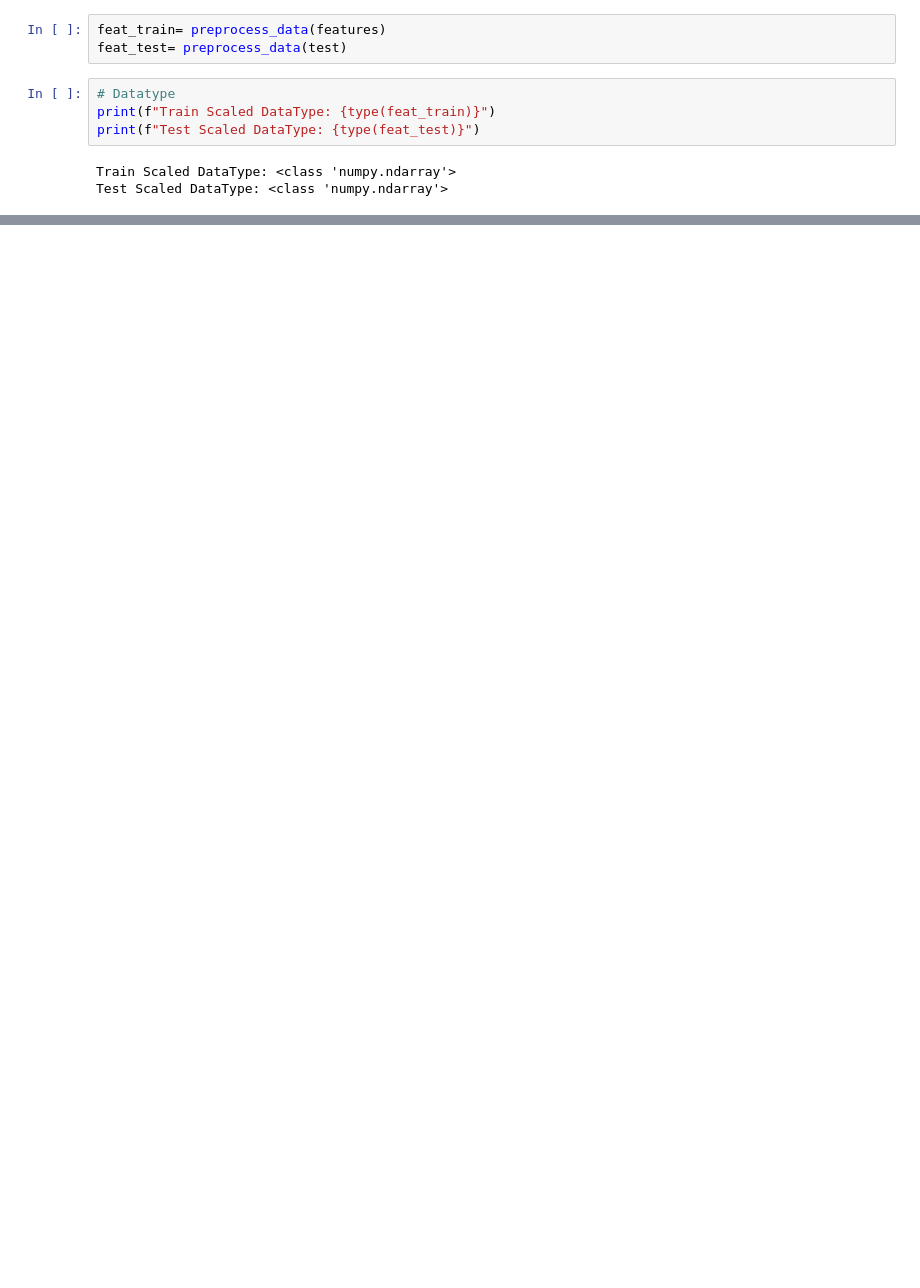
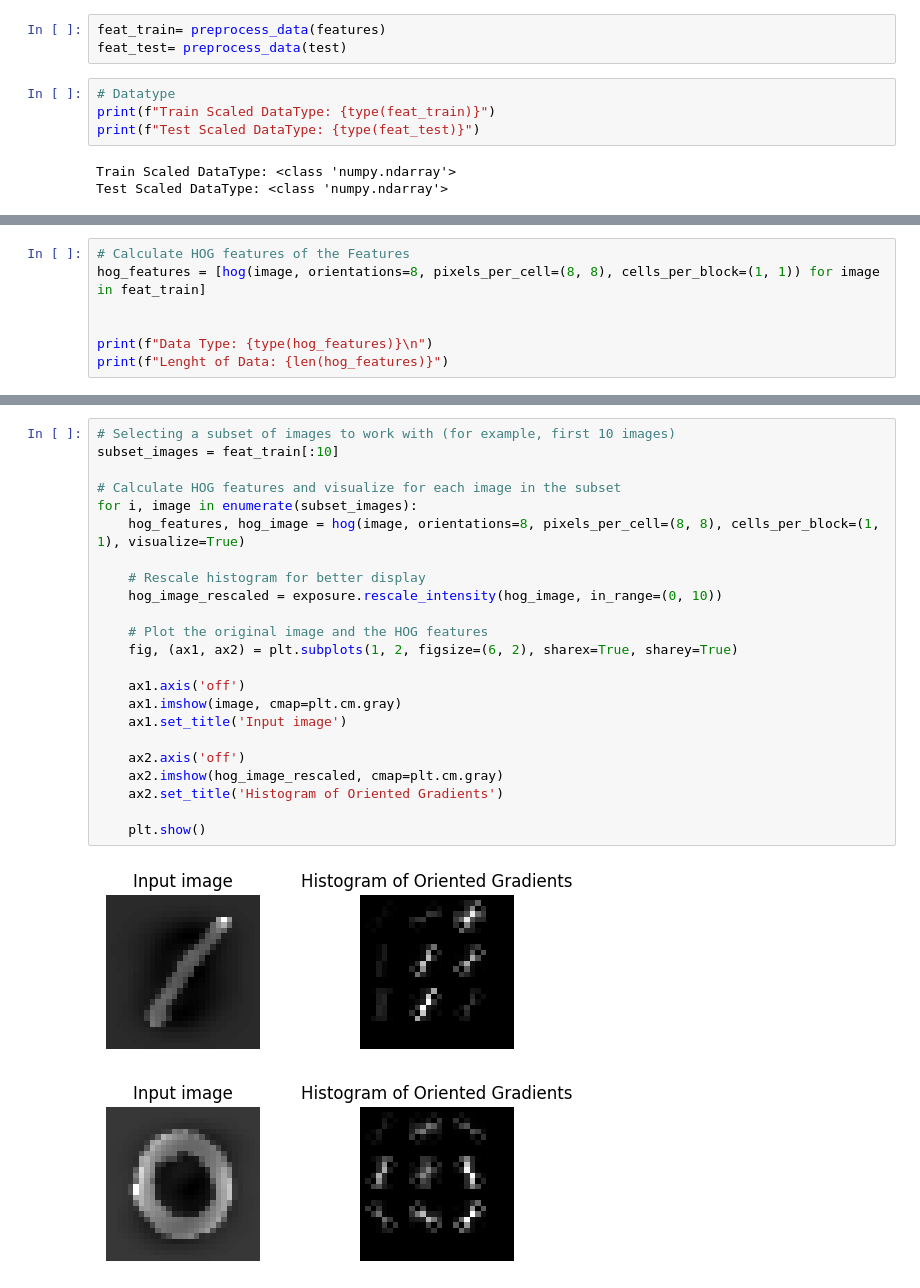
Before and after one commit to SmogJ/Kaggle-Competition---Digit-Recognizer, a Jupyter notebook: 2nd-mnist-notebook.ipynb, the cells around one changed output, grey strips where cells are left out. Saved outputs shown, nothing was run; the diff lists cells and outputs as text; blank space fills up the shorter version.

```diff
--- a/2nd-mnist-notebook.ipynb
+++ b/2nd-mnist-notebook.ipynb
@@ -142,0 +210,7 @@ Test Scaled Data Shape:
+# %%
+# Calculate HOG features of the Features
+hog_features = [hog(image, orientations=8, pixels_per_cell=(8, 8), cells_per_block=(1, 1)) for image in feat_train]
+
+
+print(f"Data Type: {type(hog_features)}\n")
+print(f"Lenght of Data: {len(hog_features)}")
@@ -142,0 +241,26 @@ Test Scaled Data Shape:
+# %%
+# Selecting a subset of images to work with (for example, first 10 images)
+subset_images = feat_train[:10]
+
+# Calculate HOG features and visualize for each image in the subset
+for i, image in enumerate(subset_images):
+    hog_features, hog_image = hog(image, orientations=8, pixels_per_cell=(8, 8), cells_per_block=(1, 1), visualize=True)
+
+    # Rescale histogram for better display
+    hog_image_rescaled = exposure.rescale_intensity(hog_image, in_range=(0, 10))
+
+    # Plot the original image and the HOG features
+    fig, (ax1, ax2) = plt.subplots(1, 2, figsize=(6, 2), sharex=True, sharey=True)
+
+    ax1.axis('off')
+    ax1.imshow(image, cmap=plt.cm.gray)
+    ax1.set_title('Input image')
+
+    ax2.axis('off')
+    ax2.imshow(hog_image_rescaled, cmap=plt.cm.gray)
+    ax2.set_title('Histogram of Oriented Gradients')
+
+    plt.show()
+# %% [output]
+[figure, added]
+[figure, added]
```
Also changed, not shown: parts of 16 cells of this notebook.
